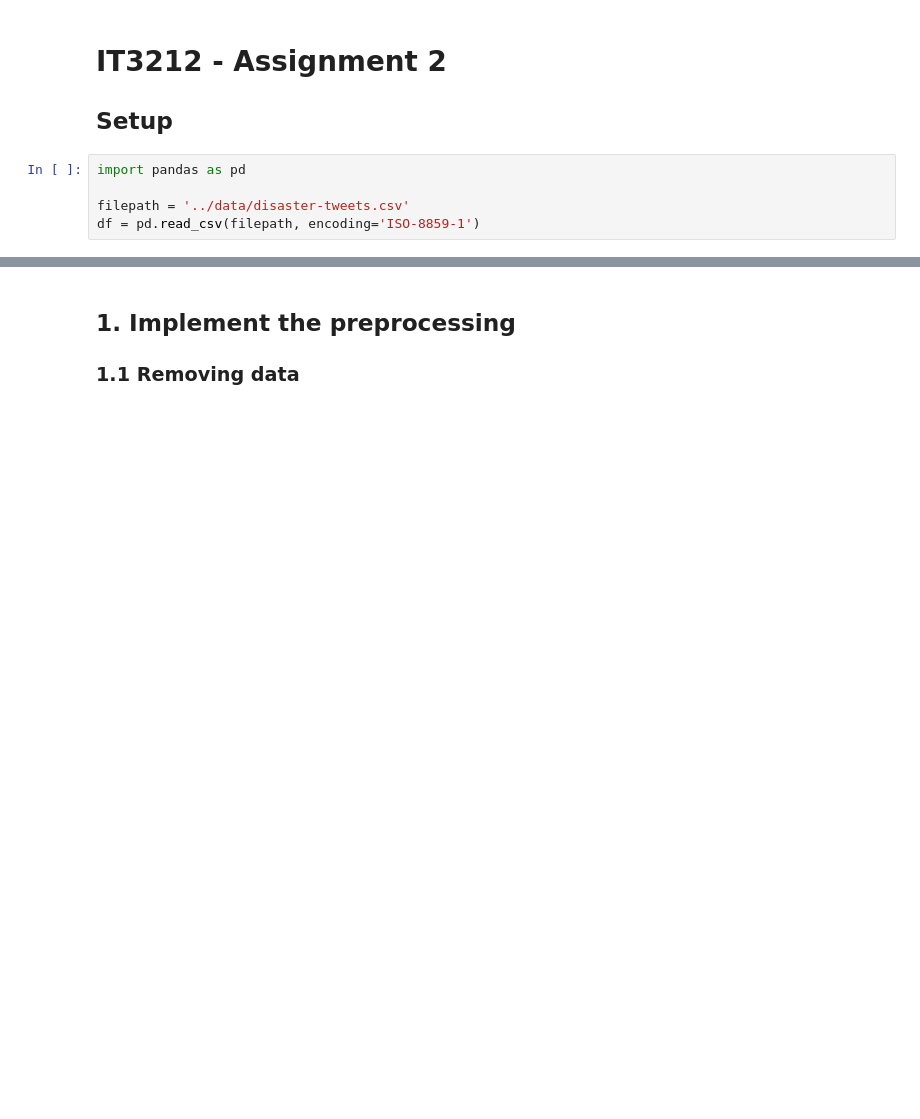
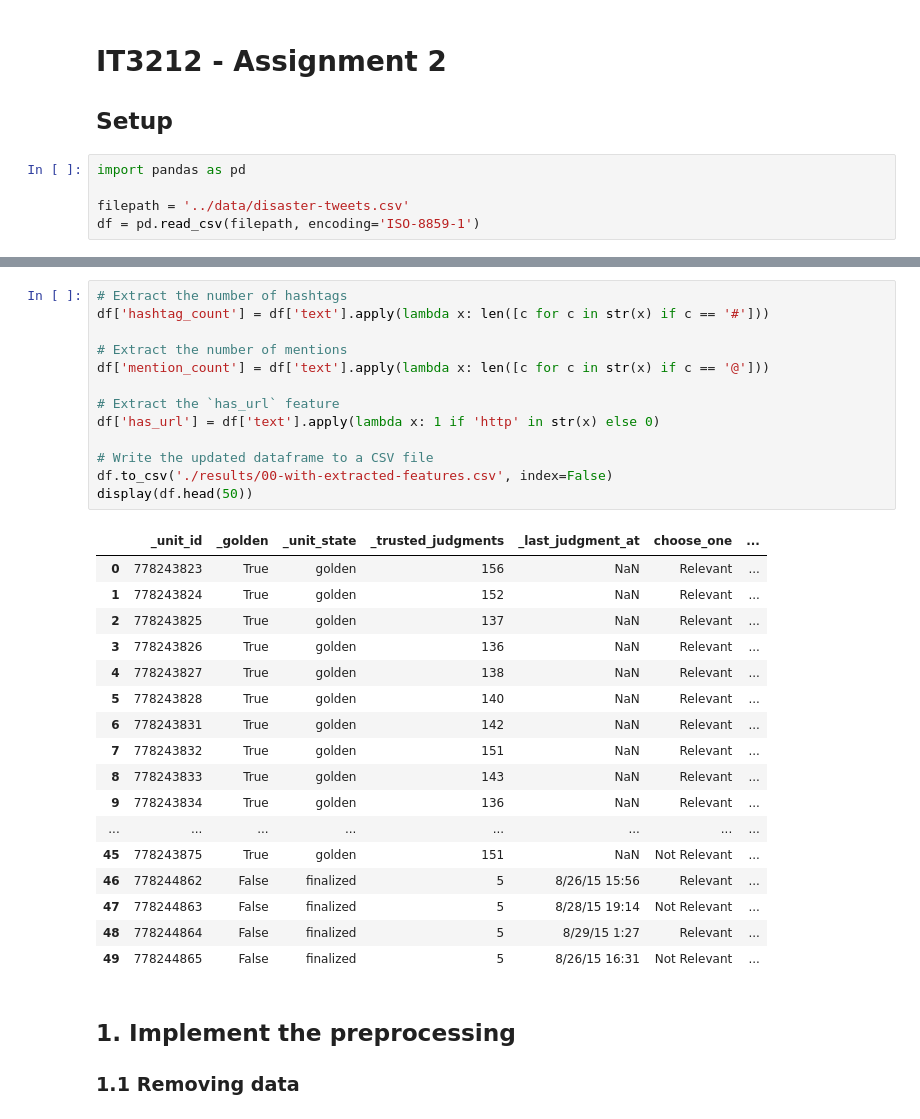
Before and after one commit to magnusrodseth/disaster-tweets, a Jupyter notebook: magnus/notebook.ipynb, the cells around one changed output, grey strips where cells are left out. Saved outputs shown, nothing was run; the diff lists cells and outputs as text; blank space fills up the shorter version.

```diff
--- a/magnus/notebook.ipynb
+++ b/magnus/notebook.ipynb
@@ -10,3 +18,34 @@ df = pd.read_csv(filepath, encoding='ISO-8859-1')
+# %%
+# Extract the number of hashtags
+df['hashtag_count'] = df['text'].apply(lambda x: len([c for c in str(x) if c == '#']))
+
+# Extract the number of mentions
+df['mention_count'] = df['text'].apply(lambda x: len([c for c in str(x) if c == '@']))
+
+# Extract the `has_url` feature
+df['has_url'] = df['text'].apply(lambda x: 1 if 'http' in str(x) else 0)
+
+# Write the updated dataframe to a CSV file
+df.to_csv('./results/00-with-extracted-features.csv', index=False)
+display(df.head(50))
+# %% [output]
+|  | _unit_id | _golden | _unit_state | _trusted_judgments | _last_judgment_at | choose_one | ... |
+| 0 | 778243823 | True | golden | 156 | NaN | Relevant | ... |
+| 1 | 778243824 | True | golden | 152 | NaN | Relevant | ... |
+| 2 | 778243825 | True | golden | 137 | NaN | Relevant | ... |
+| 3 | 778243826 | True | golden | 136 | NaN | Relevant | ... |
+| 4 | 778243827 | True | golden | 138 | NaN | Relevant | ... |
+| 5 | 778243828 | True | golden | 140 | NaN | Relevant | ... |
+| 6 | 778243831 | True | golden | 142 | NaN | Relevant | ... |
+| 7 | 778243832 | True | golden | 151 | NaN | Relevant | ... |
+| 8 | 778243833 | True | golden | 143 | NaN | Relevant | ... |
+| 9 | 778243834 | True | golden | 136 | NaN | Relevant | ... |
+| ... | ... | ... | ... | ... | ... | ... | ... |
+| 45 | 778243875 | True | golden | 151 | NaN | Not Relevant | ... |
+| 46 | 778244862 | False | finalized | 5 | 8/26/15 15:56 | Relevant | ... |
+| 47 | 778244863 | False | finalized | 5 | 8/28/15 19:14 | Not Relevant | ... |
+| 48 | 778244864 | False | finalized | 5 | 8/29/15 1:27 | Relevant | ... |
+| 49 | 778244865 | False | finalized | 5 | 8/26/15 16:31 | Not Relevant | ... |
 # %% [markdown]
 ## 1. Implement the preprocessing
 
```
Also changed, not shown: parts of 10 cells of this notebook, 1 other file.
